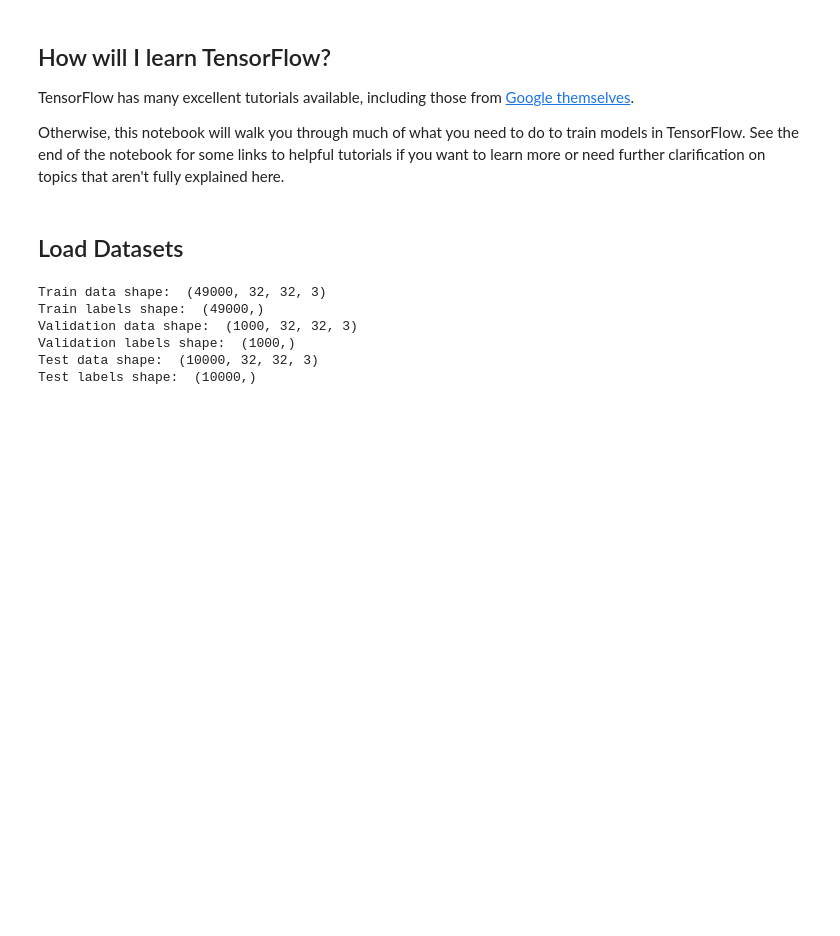
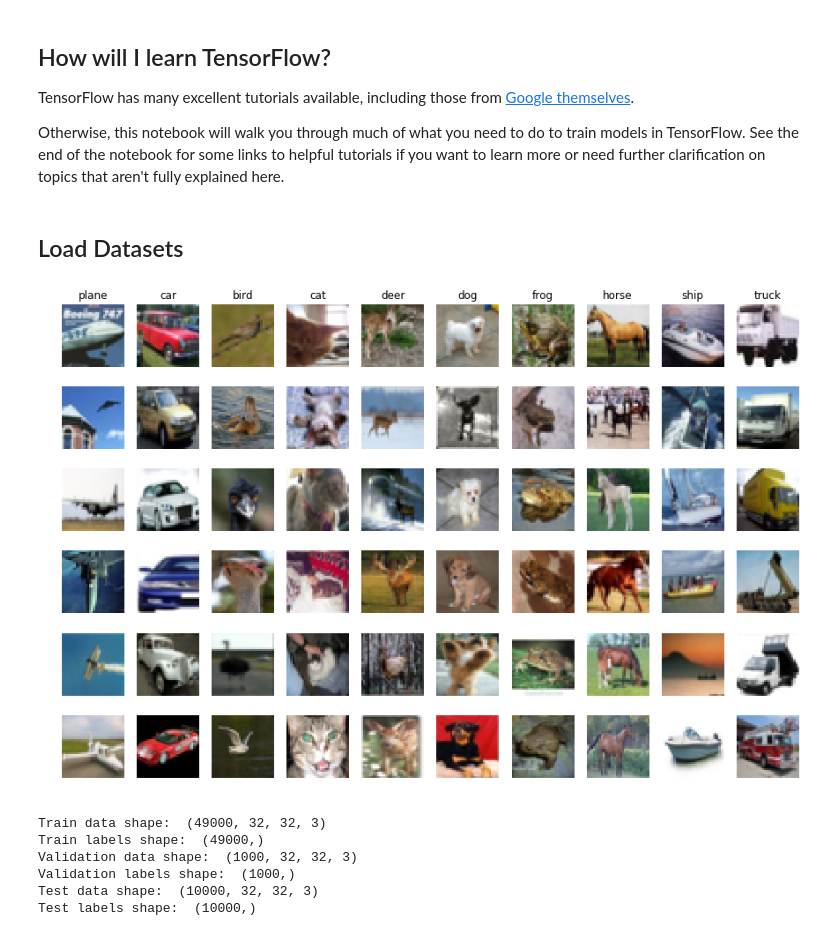
Before and after one commit to DtMoon/CS231n-2017, a Jupyter notebook: assignment2/TensorFlow.ipynb, the cells around one changed output. Cells and saved outputs as stored; diff of their text form; code cells hidden in the pictures; blank space fills up the shorter version.

```diff
--- a/assignment2/TensorFlow.ipynb
+++ b/assignment2/TensorFlow.ipynb
@@ -32 +35,20 @@ import matplotlib.pyplot as plt
+# %%
+from cs231n.data_utils import load_CIFAR10
+
+cifar10_dir = 'cs231n/datasets/cifar-10-batches-py'
+X_train, y_train, X_test, y_test = load_CIFAR10(cifar10_dir)
+examples_per_class = 6
+classes = ['plane', 'car', 'bird', 'cat', 'deer', 'dog', 'frog', 'horse', 'ship', 'truck']
+for cls, cls_name in enumerate(classes):
+    idxs = np.where((y_train == cls))[0]
+    idxs = np.random.choice(idxs, examples_per_class, replace=False)
+    for i, idx in enumerate(idxs):
+        plt.subplot(examples_per_class, len(classes), i * len(classes) + cls + 1)
+        plt.imshow(X_train[idx].astype('uint8'))
+        plt.axis('off')
+        if i == 0:
+            plt.title(cls_name)
+plt.show()
+# %% [output]
+[figure, added]
 # %%
```
Also changed, not shown: parts of 10 cells of this notebook, 13 other files.
